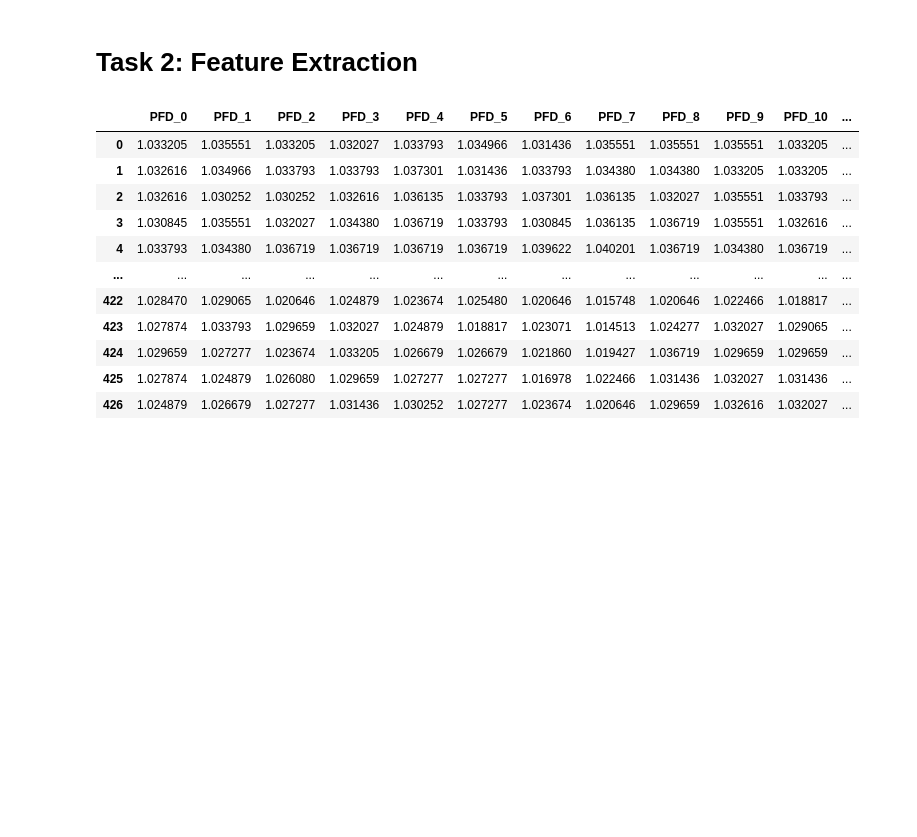
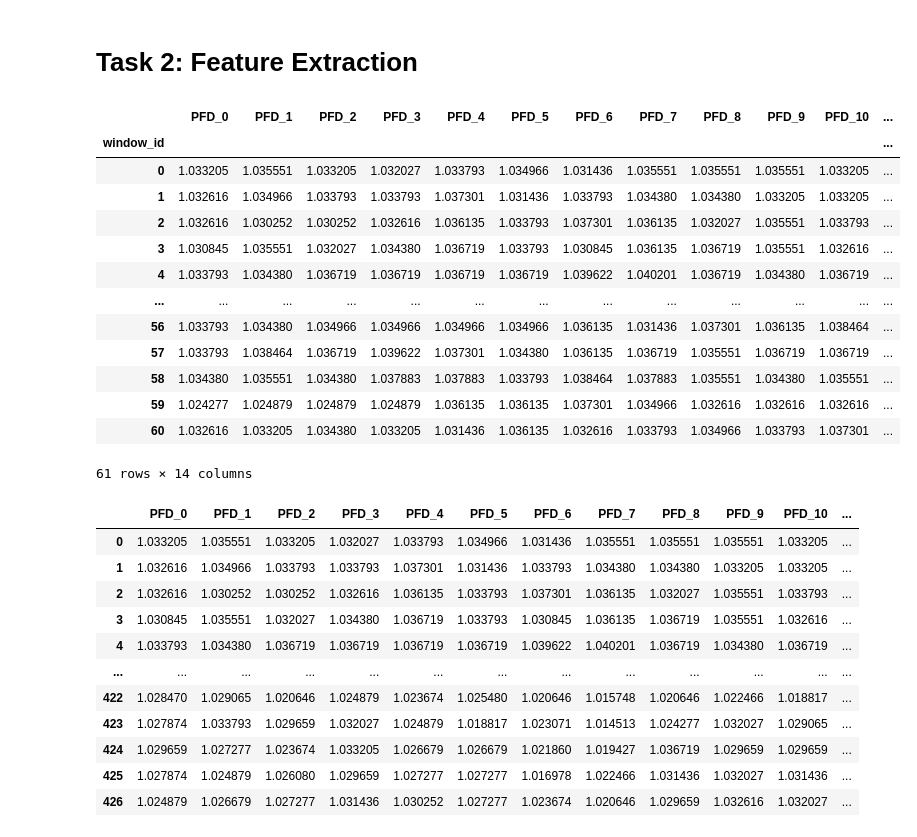
Before and after one commit to Rahul2K20/EEG_Passthoughts, a Jupyter notebook: Main.ipynb, the cells around one changed output. Drawn from its saved outputs; the diff is of its cells as text; code cells hidden in the pictures; blank space fills up the shorter version.

```diff
--- a/Main.ipynb
+++ b/Main.ipynb
@@ -53,6 +53,23 @@ for dfs in all_dfs:
 finaldfs = []
 for dfs in fdfs:
  finaldfs.append(dfs)
+# %%
+finaldfs[0]
+# %% [output]
+|  | PFD_0 | PFD_1 | PFD_2 | PFD_3 | PFD_4 | PFD_5 | PFD_6 | PFD_7 | PFD_8 | PFD_9 | PFD_10 | ... |
+| window_id |  |  |  |  |  |  |  |  |  |  |  | ... |
+| 0 | 1.033205 | 1.035551 | 1.033205 | 1.032027 | 1.033793 | 1.034966 | 1.031436 | 1.035551 | 1.035551 | 1.035551 | 1.033205 | ... |
+| 1 | 1.032616 | 1.034966 | 1.033793 | 1.033793 | 1.037301 | 1.031436 | 1.033793 | 1.034380 | 1.034380 | 1.033205 | 1.033205 | ... |
+| 2 | 1.032616 | 1.030252 | 1.030252 | 1.032616 | 1.036135 | 1.033793 | 1.037301 | 1.036135 | 1.032027 | 1.035551 | 1.033793 | ... |
+| 3 | 1.030845 | 1.035551 | 1.032027 | 1.034380 | 1.036719 | 1.033793 | 1.030845 | 1.036135 | 1.036719 | 1.035551 | 1.032616 | ... |
+| 4 | 1.033793 | 1.034380 | 1.036719 | 1.036719 | 1.036719 | 1.036719 | 1.039622 | 1.040201 | 1.036719 | 1.034380 | 1.036719 | ... |
+| ... | ... | ... | ... | ... | ... | ... | ... | ... | ... | ... | ... | ... |
+| 56 | 1.033793 | 1.034380 | 1.034966 | 1.034966 | 1.034966 | 1.034966 | 1.036135 | 1.031436 | 1.037301 | 1.036135 | 1.038464 | ... |
+| 57 | 1.033793 | 1.038464 | 1.036719 | 1.039622 | 1.037301 | 1.034380 | 1.036135 | 1.036719 | 1.035551 | 1.036719 | 1.036719 | ... |
+| 58 | 1.034380 | 1.035551 | 1.034380 | 1.037883 | 1.037883 | 1.033793 | 1.038464 | 1.037883 | 1.035551 | 1.034380 | 1.035551 | ... |
+| 59 | 1.024277 | 1.024879 | 1.024879 | 1.024879 | 1.036135 | 1.036135 | 1.037301 | 1.034966 | 1.032616 | 1.032616 | 1.032616 | ... |
+| 60 | 1.032616 | 1.033205 | 1.034380 | 1.033205 | 1.031436 | 1.036135 | 1.032616 | 1.033793 | 1.034966 | 1.033793 | 1.037301 | ... |
+61 rows × 14 columns
 # %%
 df_merged = pd.concat(finaldfs, axis=0, ignore_index=True)
 # %%
```
Also changed, not shown: parts of 13 cells of this notebook.
